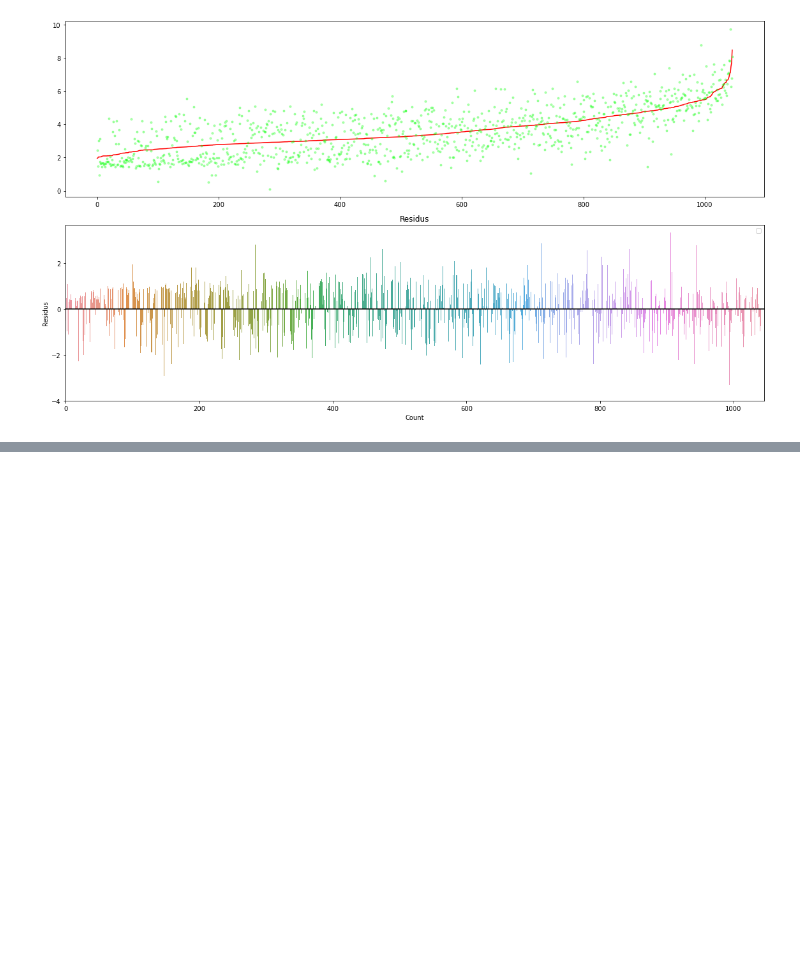
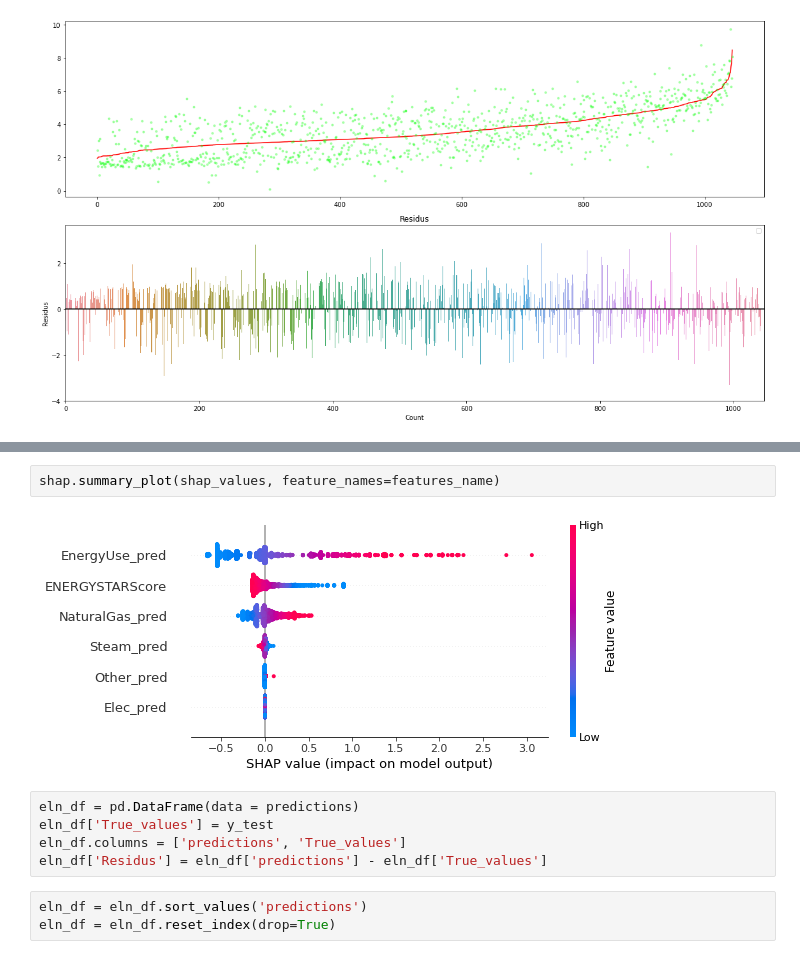
Before and after one commit to MathieuDaulard/buildings_elec_consumption, a Jupyter notebook: Emission.ipynb, the cells around one changed output, grey strips where cells are left out. Drawn from its saved outputs; the diff is of its cells as text; blank space fills up the shorter version.

```diff
--- a/Emission.ipynb
+++ b/Emission.ipynb
@@ -456,0 +605,12 @@ No handles with labels found to put in legend.
+# %%
+shap.summary_plot(shap_values, feature_names=features_name)
+# %% [output]
+[figure, added]
+# %%
+eln_df = pd.DataFrame(data = predictions)
+eln_df['True_values'] = y_test
+eln_df.columns = ['predictions', 'True_values']
+eln_df['Residus'] = eln_df['predictions'] - eln_df['True_values']
+# %%
+eln_df = eln_df.sort_values('predictions')
+eln_df = eln_df.reset_index(drop=True)
```
Also changed, not shown: parts of 52 cells of this notebook.
